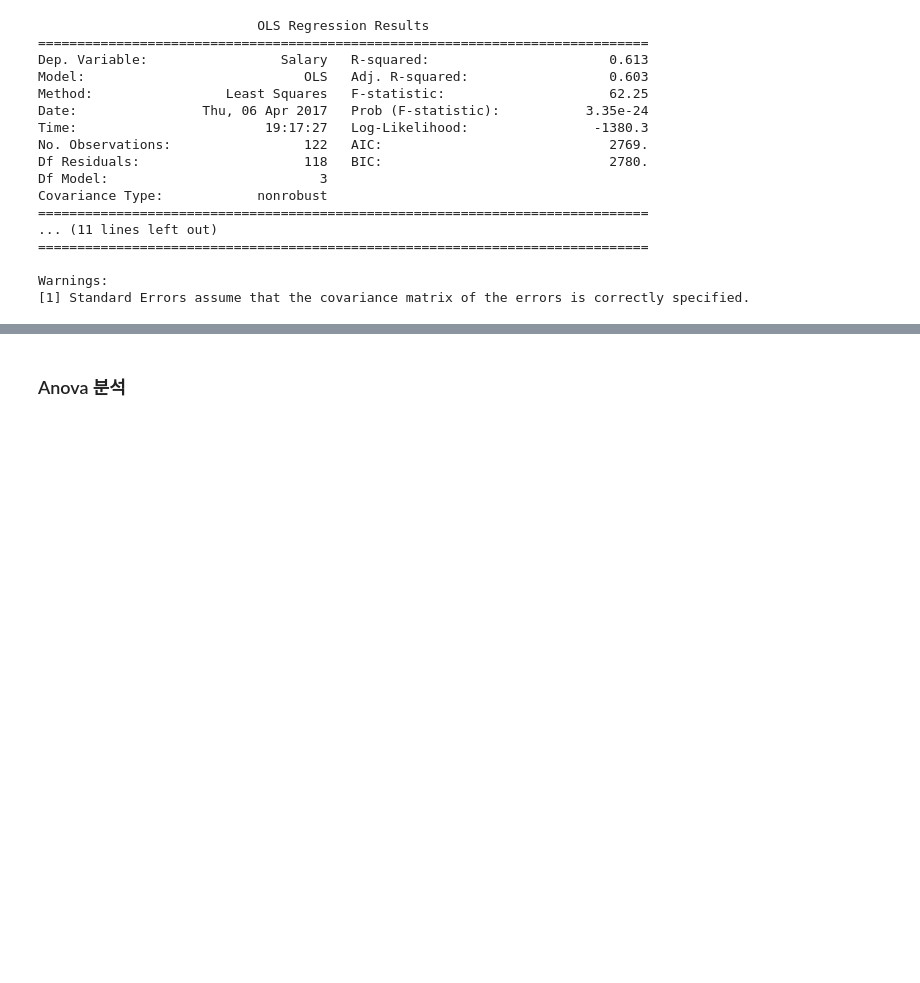
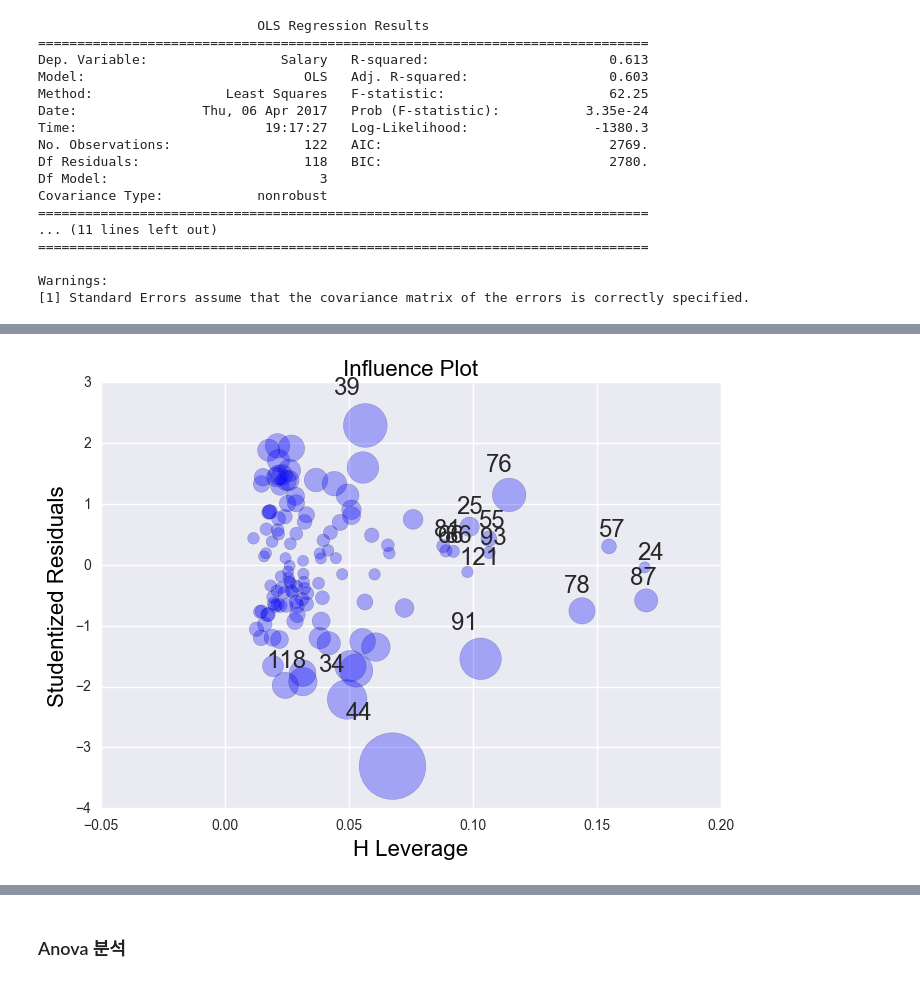
Before and after one commit to GD-park/Baseball_players_salary_pred, a Jupyter notebook: Trial_Error/Feature Selection.ipynb, the cells around one changed output, grey strips where cells are left out. Saved outputs shown, nothing was run; the diff lists cells and outputs as text; code cells hidden in the pictures; blank space fills up the shorter version.

```diff
--- a/Trial_Error/Feature Selection.ipynb
+++ b/Trial_Error/Feature Selection.ipynb
@@ -154,0 +349,5 @@ Warnings:
+# %%
+sm.graphics.influence_plot(result2, plot_alpha=0.3)
+plt.show()
+# %% [output]
+[figure, added]
```
Also changed, not shown: parts of 26 cells of this notebook.
